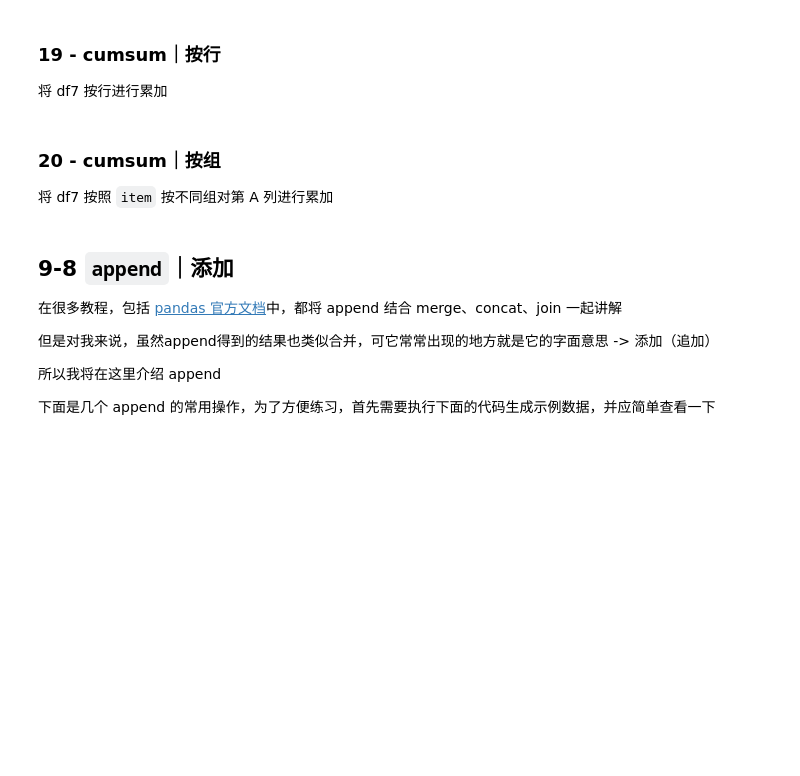
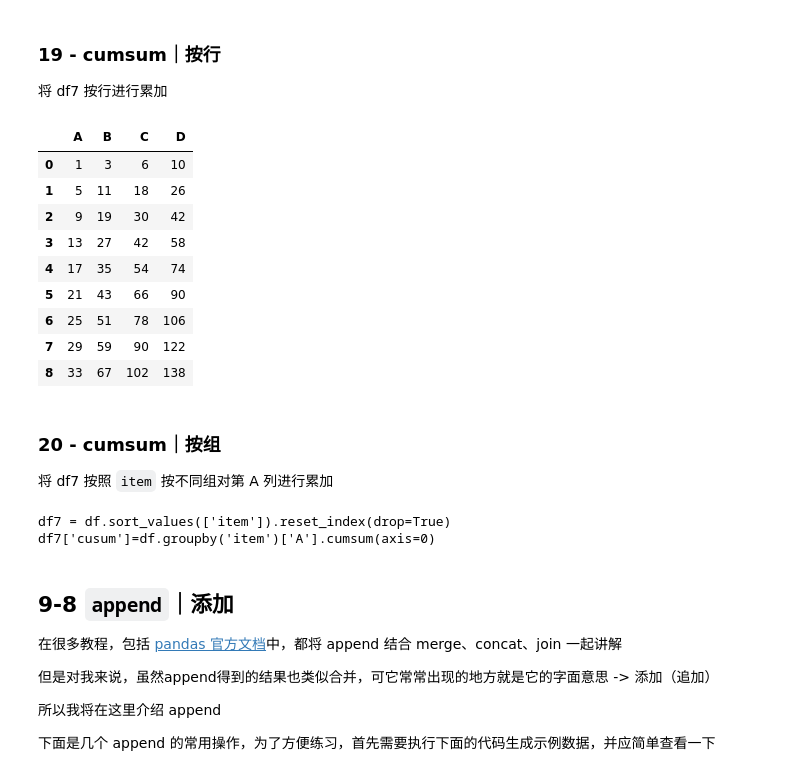
Before and after one commit to zhuzhuruan/Python_Learning, a Jupyter notebook: 4_[Pandas进阶修炼300题] 答案版/9 - 更多未提及操作/更多未提及的操作.ipynb, the cells around one changed output. Drawn from its saved outputs; the diff is of its cells as text; code cells hidden in the pictures; blank space fills up the shorter version.

```diff
--- a/4_[Pandas进阶修炼300题] 答案版/9 - 更多未提及操作/更多未提及的操作.ipynb
+++ b/4_[Pandas进阶修炼300题] 答案版/9 - 更多未提及操作/更多未提及的操作.ipynb
@@ -397,7 +436,25 @@ df7['item'] = ['Apple','Xiaomi','Huawei'] * 3
 ### 19 - cumsum｜按行
 
 将 df7 按行进行累加
+# %%
+df7[['A','B','C','D']].cumsum(axis=1)
+# %% [output]
+|  | A | B | C | D |
+| 0 | 1 | 3 | 6 | 10 |
+| 1 | 5 | 11 | 18 | 26 |
+| 2 | 9 | 19 | 30 | 42 |
+| 3 | 13 | 27 | 42 | 58 |
+| 4 | 17 | 35 | 54 | 74 |
+| 5 | 21 | 43 | 66 | 90 |
+| 6 | 25 | 51 | 78 | 106 |
+| 7 | 29 | 59 | 90 | 122 |
+| 8 | 33 | 67 | 102 | 138 |
 # %% [markdown]
 ### 20 - cumsum｜按组
 
 将 df7 按照 `item` 按不同组对第 A 列进行累加
+# %%
+df7.groupby('item')['A'].cumsum()
+# %% [output]
+df7 = df.sort_values(['item']).reset_index(drop=True)
+df7['cusum']=df.groupby('item')['A'].cumsum(axis=0)
```
Also changed, not shown: parts of 13 cells of this notebook, 3 other files.
